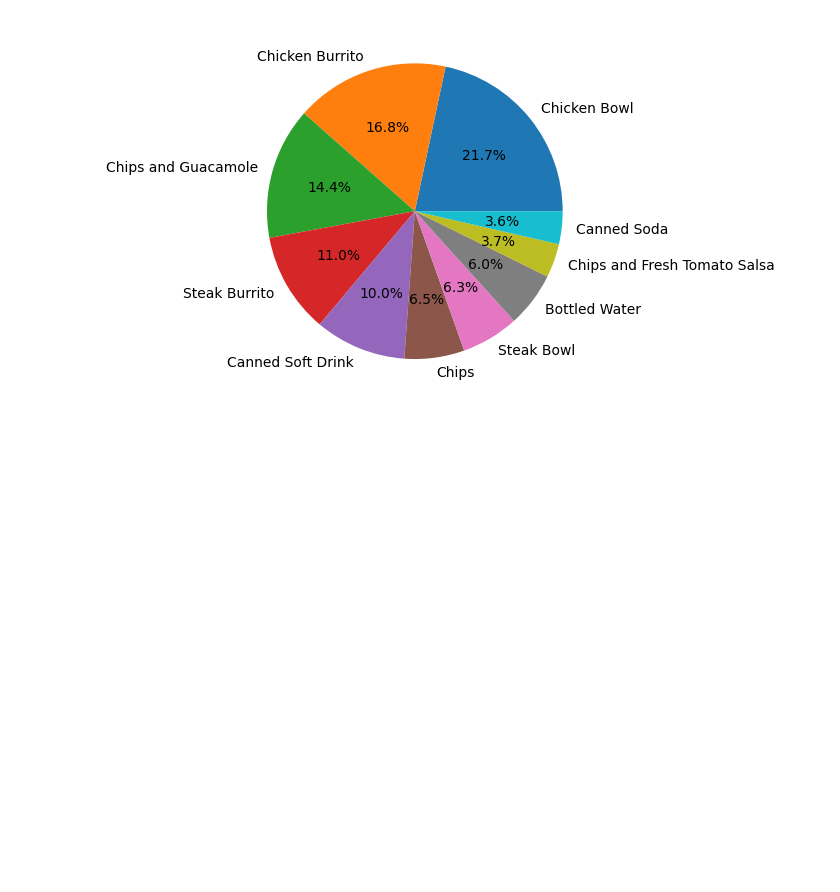
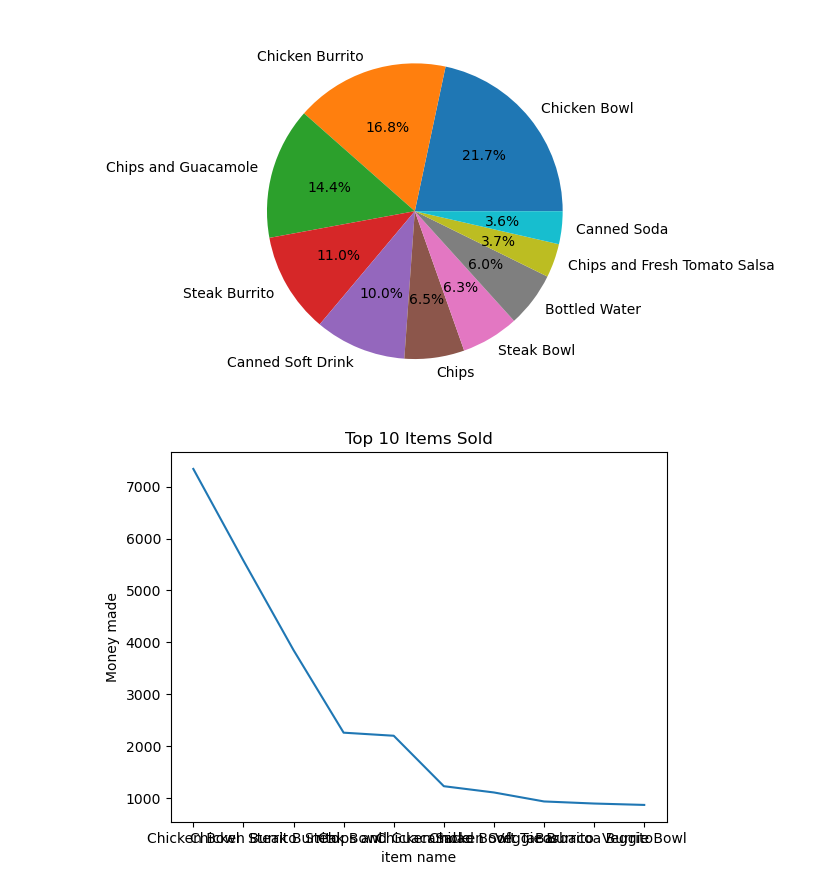
Before and after one commit to build-summer-2024/teal-team-data-exploration, a Jupyter notebook: main.ipynb, the cells around one changed output. Cells and saved outputs as stored; diff of their text form; code cells hidden in the pictures; blank space fills up the shorter version.

Commit message:
Line plot

```diff
--- a/main.ipynb
+++ b/main.ipynb
@@ -111,3 +111,14 @@ plt.pie(top_items, labels = top_items.index, autopct="%1.1f%%")
 plt.show()
 # %% [output]
 [figure]
+# %%
+chipotle_data["item_price"] = process_prices
+item_orders2 = chipotle_data.groupby("item_name")["item_price"].sum()
+top10_price = item_orders2.nlargest(10)
+seaborn.lineplot(x=top10_price.index,y=top10_price.values)
+plt.xlabel("item name")
+plt.ylabel("Money made")
+plt.title("Top 10 Items Sold")
+plt.show()
+# %% [output]
+[figure, added]
```
Also changed, not shown: 1 other file.
